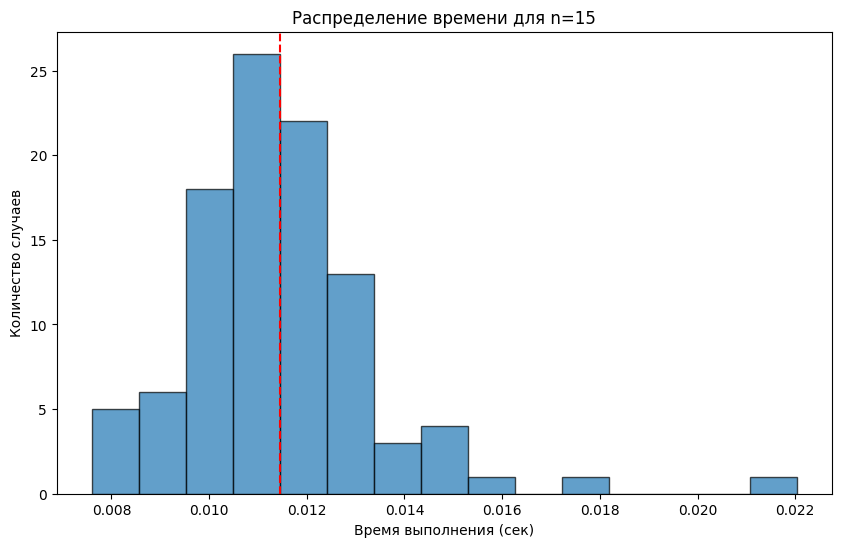
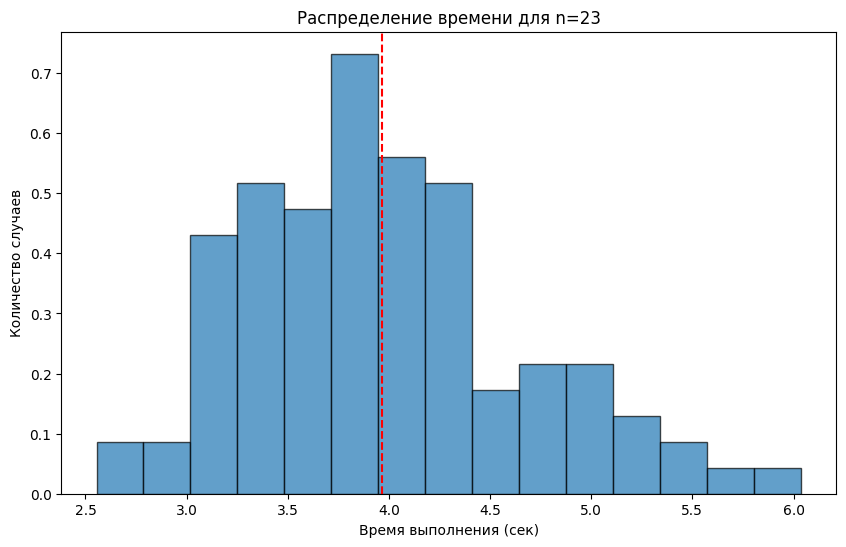
The change to this notebook cell's code, shown as a diff; its figure went from the first image to the second:
--- before
+++ after
@@ -1,4 +1,3 @@
-# Гистограмма для n=15 (просто оптимальное кол-во вершин)
-n = 15
+n = 23
 times = []
 for i in range(100):  # 100 запусков
@@ -12,5 +11,5 @@
 
 plt.figure(figsize=(10, 6))
-plt.hist(times, bins=15, edgecolor='black', alpha=0.7)
+plt.hist(times, bins=15, edgecolor='black', alpha=0.7, density = True)
 plt.axvline(np.mean(times), color='red', linestyle='--')
 plt.xlabel('Время выполнения (сек)')

Commit: Update